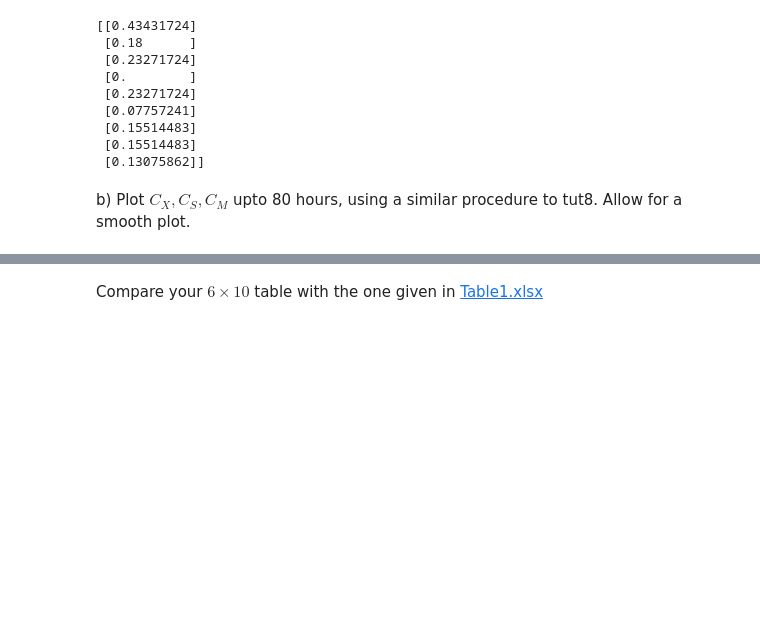
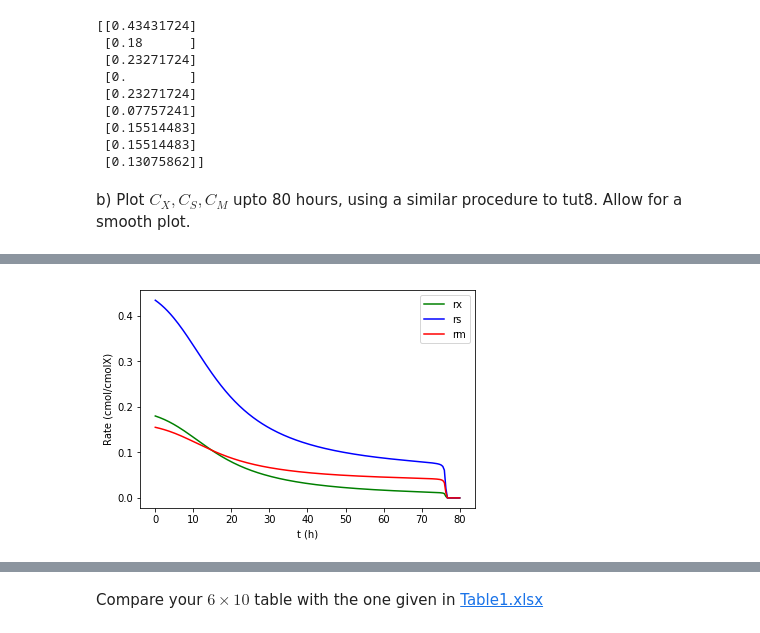
Before and after one commit to Broch76/CBI310_2018, a Jupyter notebook: Tut 8b.ipynb, the cells around one changed output, grey strips where cells are left out. Saved outputs shown, nothing was run; the diff lists cells and outputs as text; code cells hidden in the pictures; blank space fills up the shorter version.

```diff
--- a/Tut 8b.ipynb
+++ b/Tut 8b.ipynb
@@ -96,7 +94,7 @@ c) Now complete the table below:
 
 <img src="table_t8.png" width="500" />
 # %%
-r = asarray([response_fun(C) for C in C])
+r = asarray([response_fun(C) for C in C]) # C is results from odeint
 rx = r[:,0]
 rs = r[:,1]
 rm = r[:,2]
@@ -110,7 +108,7 @@ rm_v = rm*Cx
 
 plt.figure(2)
 plt.plot(tspan, rx, color = 'green', label = 'rx')
-plt.plot(tspan, rs, color = 'blue', label = 'rs')
+plt.plot(tspan, -rs, color = 'blue', label = 'rs')
 plt.plot(tspan, rm, color = 'red', label = 'rm')
 plt.xlabel('t (h)')
 plt.ylabel('Rate (cmol/cmolX)')
@@ -123 +119,2 @@ plt.show()
+[figure, added]
 # %%
```
Also changed, not shown: parts of 12 cells of this notebook.
